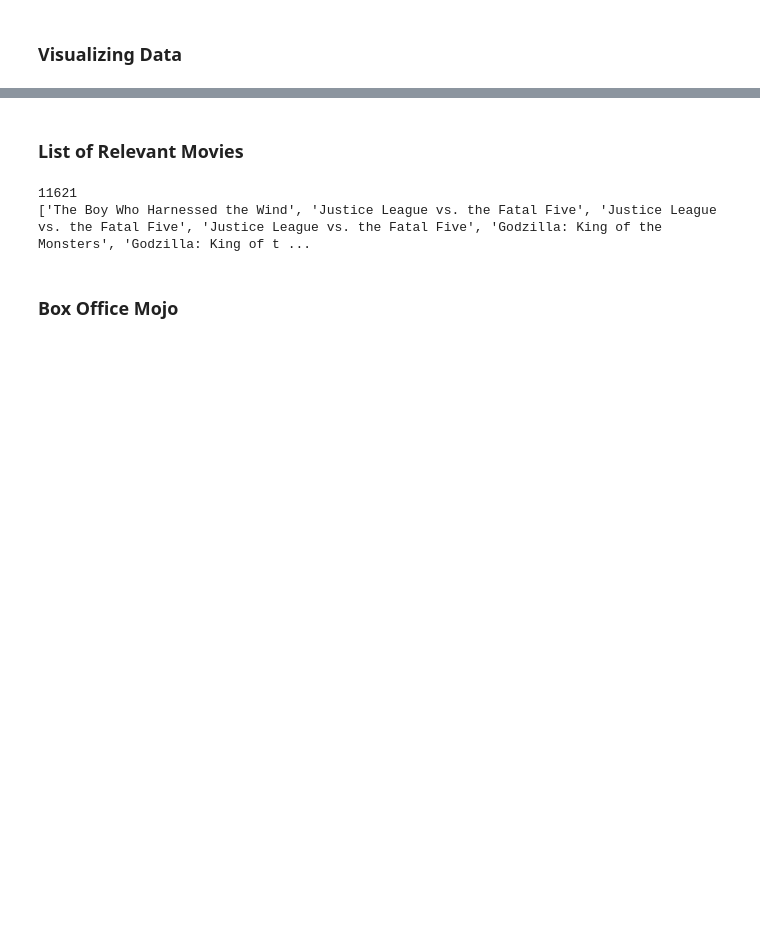
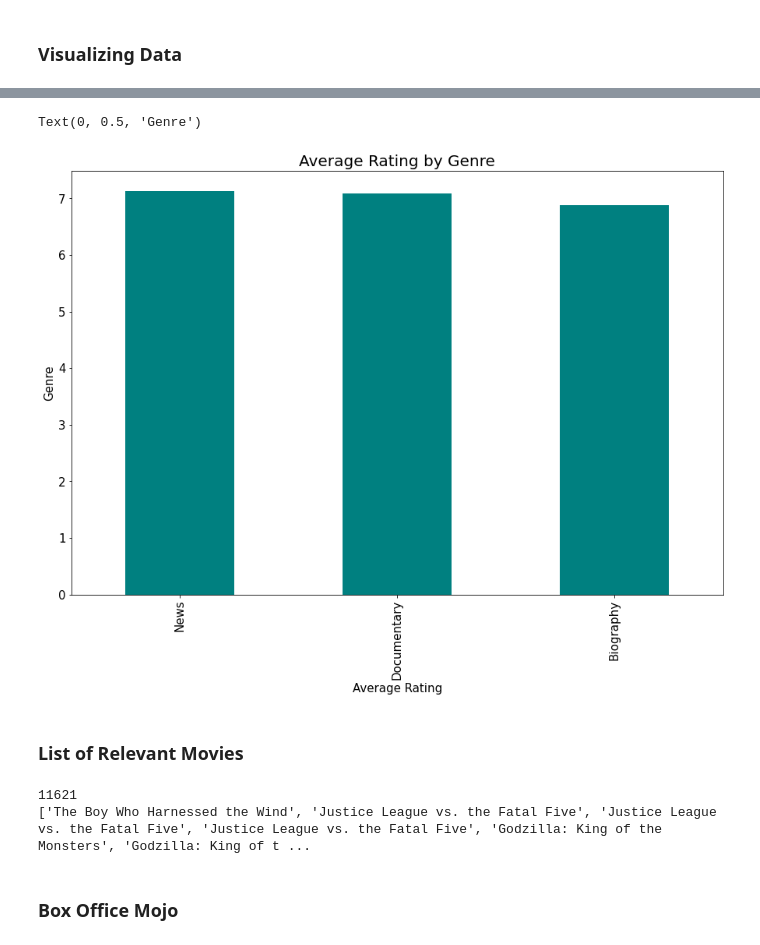
Before and after one commit to hacampbell1/teamaustin, a Jupyter notebook: computer_vision.ipynb, the cells around one changed output, grey strips where cells are left out. Saved outputs shown, nothing was run; the diff lists cells and outputs as text; code cells hidden in the pictures; blank space fills up the shorter version.

```diff
--- a/computer_vision.ipynb
+++ b/computer_vision.ipynb
@@ -187,3 +192,13 @@ genre_bargraph = sns.barplot(data=movie_df)
+# %%
+""" Top 3 Genres """
+ranked_movies = movie_df.sort_values(by='averagerating', ascending=False)
+top_genres = ranked_movies[0:3].plot(kind='bar', legend = False, figsize=(15,10), fontsize=15, color='teal')
+top_genres.set_title('Average Rating by Genre', fontsize=20)
+top_genres.set_xlabel('Average Rating', fontsize=15)
+top_genres.set_ylabel('Genre', fontsize=15)
+# %% [output]
+Text(0, 0.5, 'Genre')
+[figure, added]
 # %% [markdown]
 ### List of Relevant Movies
 # %%
```
Also changed, not shown: parts of 6 cells of this notebook.
